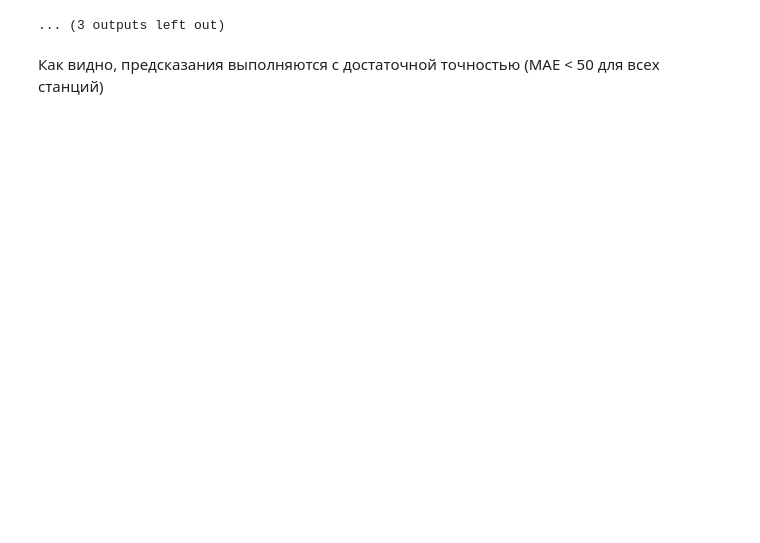
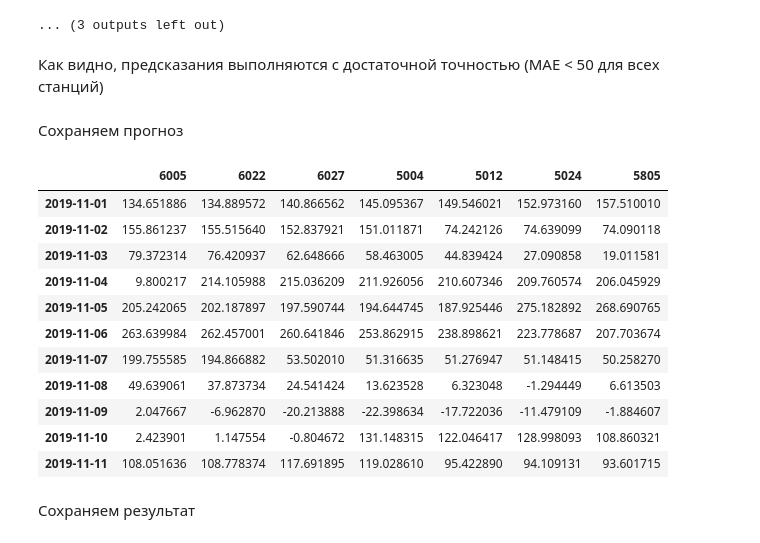
Before and after one commit to nikshcherbakov/NoFloodWithAI, a Jupyter notebook: NoFloodWithAISolution.ipynb, the cells around one changed output. Drawn from its saved outputs; the diff is of its cells as text; code cells hidden in the pictures; blank space fills up the shorter version.

```diff
--- a/NoFloodWithAISolution.ipynb
+++ b/NoFloodWithAISolution.ipynb
@@ -858,3 +856,24 @@ Station 5024:
 ... (3 outputs left out)
 # %% [markdown]
 Как видно, предсказания выполняются с достаточной точностью (MAE < 50 для всех станций)
+# %% [markdown]
+Сохраняем прогноз
+# %%
+submission = np.array(submission_data).reshape((11, 7))
+submission = pd.DataFrame(submission, columns=station_ids, index=pd.date_range('2019-11-01', '2019-11-11'))
+submission
+# %% [output]
+|  | 6005 | 6022 | 6027 | 5004 | 5012 | 5024 | 5805 |
+| 2019-11-01 | 134.651886 | 134.889572 | 140.866562 | 145.095367 | 149.546021 | 152.973160 | 157.510010 |
+| 2019-11-02 | 155.861237 | 155.515640 | 152.837921 | 151.011871 | 74.242126 | 74.639099 | 74.090118 |
+| 2019-11-03 | 79.372314 | 76.420937 | 62.648666 | 58.463005 | 44.839424 | 27.090858 | 19.011581 |
+| 2019-11-04 | 9.800217 | 214.105988 | 215.036209 | 211.926056 | 210.607346 | 209.760574 | 206.045929 |
+| 2019-11-05 | 205.242065 | 202.187897 | 197.590744 | 194.644745 | 187.925446 | 275.182892 | 268.690765 |
+| 2019-11-06 | 263.639984 | 262.457001 | 260.641846 | 253.862915 | 238.898621 | 223.778687 | 207.703674 |
+| 2019-11-07 | 199.755585 | 194.866882 | 53.502010 | 51.316635 | 51.276947 | 51.148415 | 50.258270 |
+| 2019-11-08 | 49.639061 | 37.873734 | 24.541424 | 13.623528 | 6.323048 | -1.294449 | 6.613503 |
+| 2019-11-09 | 2.047667 | -6.962870 | -20.213888 | -22.398634 | -17.722036 | -11.479109 | -1.884607 |
+| 2019-11-10 | 2.423901 | 1.147554 | -0.804672 | 131.148315 | 122.046417 | 128.998093 | 108.860321 |
+| 2019-11-11 | 108.051636 | 108.778374 | 117.691895 | 119.028610 | 95.422890 | 94.109131 | 93.601715 |
+# %% [markdown]
+Сохраняем результат
```
Also changed, not shown: parts of 2 cells of this notebook.
